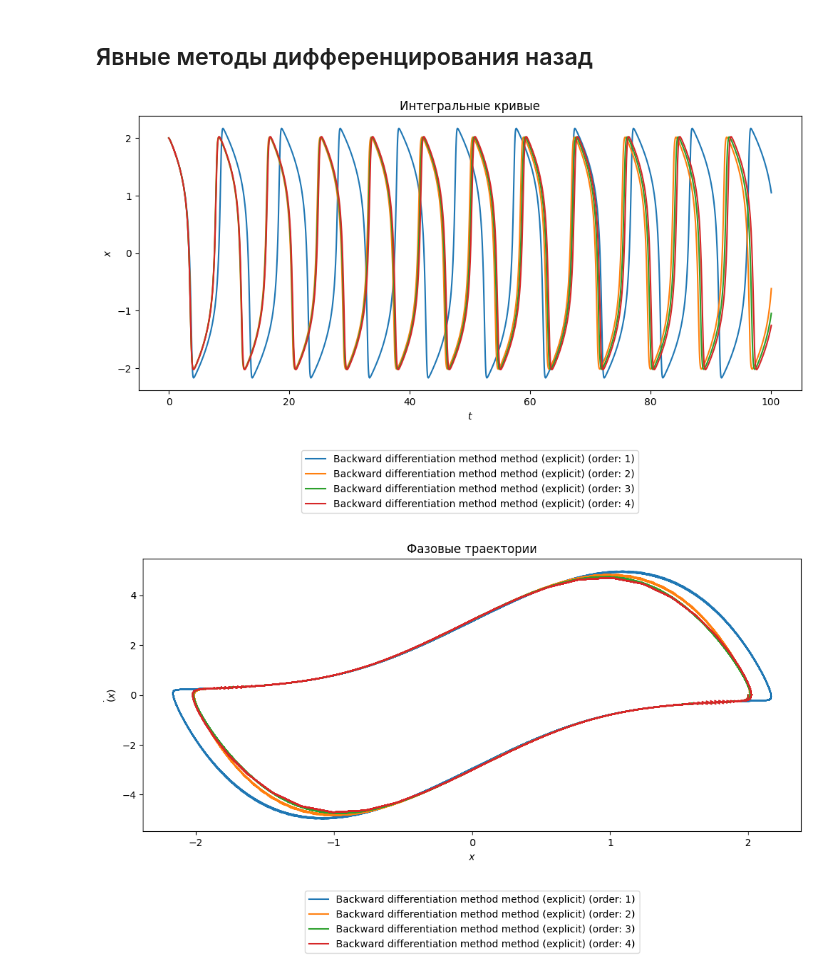
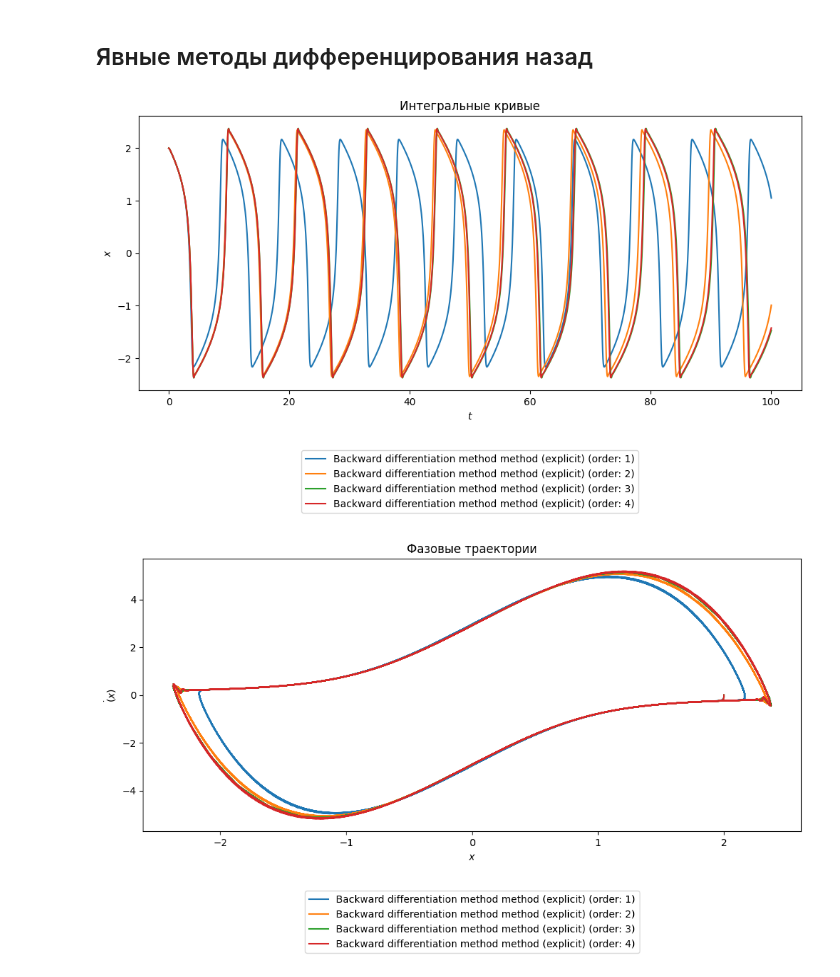
Before and after one commit to vlad-cool/MiptCompMath, a Jupyter notebook: task6_1.ipynb, the cells around one changed output. Drawn from its saved outputs; the diff is of its cells as text; code cells hidden in the pictures.

Commit message:
backward differentiation fixed

```diff
--- a/task6_1.ipynb
+++ b/task6_1.ipynb
@@ -168,33 +168,33 @@ methods.append(
     )
 )
 
 methods.append(
     solvers.BackwardDiffenetiationMethod(
         2,
         "explicit",
     )
 )
 
 methods.append(
     solvers.BackwardDiffenetiationMethod(
         3,
         "explicit",
     )
 )
 
 methods.append(
     solvers.BackwardDiffenetiationMethod(
         4,
         "explicit",
     )
 )
 
 for method in methods:
-    method = solvers.solve_adams(f, t_start, t_stop, tau, x_0, method, print_progress=print_progress)
+    method = solvers.solve_backward_differentiation(f, t_start, t_stop, tau, x_0, method, print_progress=print_progress)
     if plot_single:
         plotters.plot_solutions([method], multidimensionals_solution=False)
 
 plotters.plot_solutions(methods, multidimensionals_solution=False)
 # %% [output]
-[figure, old version]
+[figure, new version]
-[figure, old version]
+[figure, new version]
```
Also changed, not shown: 2 other files.
